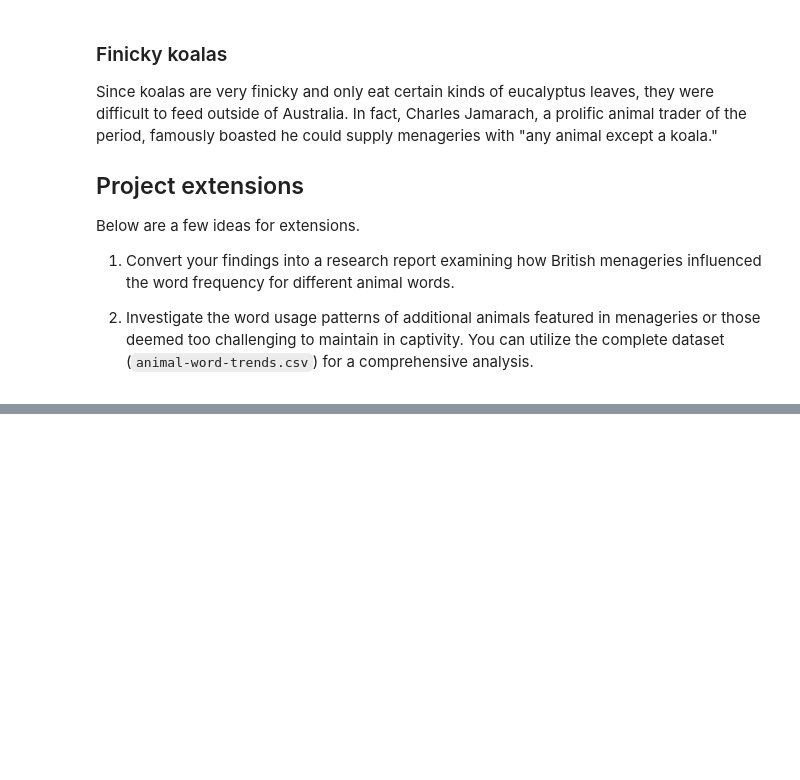
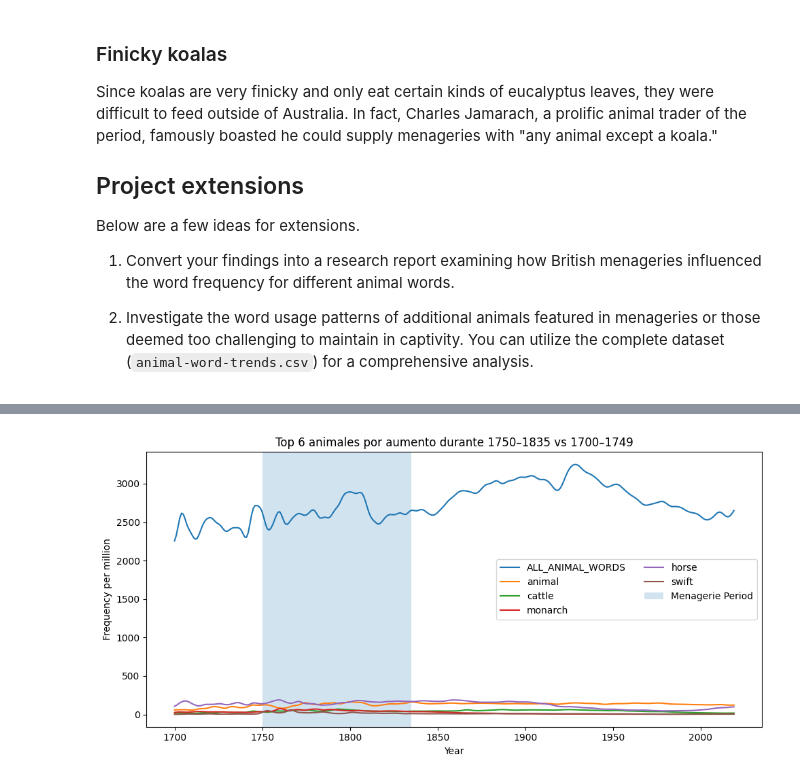
Before and after one commit to ojeduard/Data-Science-Essentials, a Jupyter notebook: Data_Storytelling/Start_Projects/any-animal-except-project/any-animal-except-project.ipynb, the cells around one changed output, grey strips where cells are left out. Cells and saved outputs as stored; diff of their text form; code cells hidden in the pictures; blank space fills up the shorter version.

```diff
--- a/Data_Storytelling/Start_Projects/any-animal-except-project/any-animal-except-project.ipynb
+++ b/Data_Storytelling/Start_Projects/any-animal-except-project/any-animal-except-project.ipynb
@@ -119,0 +146,24 @@ Below are a few ideas for extensions.
+# %%
+# Promedio de frecuencia por animal y período
+period_means = (
+    df.groupby(['word','period'], as_index=False)['frequency']
+      .mean()
+      .pivot(index='word', columns='period', values='frequency')
+      .fillna(0.0)
+)
+
+# Asegurar columnas aunque alguna falte
+for col in ['pre','menagerie','post']:
+    if col not in period_means.columns:
+        period_means[col] = 0.0
+
+# Efectos
+period_means['delta_menagerie_vs_pre'] = period_means['menagerie'] - period_means['pre']
+period_means['pct_change_menagerie_vs_pre'] = (
+    (period_means['delta_menagerie_vs_pre'] / period_means['pre'].replace(0, pd.NA)) * 100
+)
+
+# Ranking (mayores incrementos)
+rank = period_means.sort_values('delta_menagerie_vs_pre', ascending=False)
+rank_top10 = rank.head(10).reset_index()  # para revisar
+rank_top10[['word','pre','menagerie','post','delta_menagerie_vs_pre','pct_change_menagerie_vs_pre']]
@@ -119,0 +182,18 @@ Below are a few ideas for extensions.
+# %%
+topN = 6
+top_words = rank.head(topN).index.tolist()
+
+plt.figure(figsize=(10, 5))
+for w in top_words:
+    s = df[df['word'] == w].sort_values('year')
+    plt.plot(s['year'], s['frequency'], label=w)
+
+plt.axvspan(1750, 1835, alpha=0.2, label='Menagerie Period')
+plt.title(f'Top {topN} animales por aumento durante 1750–1835 vs 1700–1749')
+plt.ylabel('Frequency per million')
+plt.xlabel('Year')
+plt.legend(ncols=2)
+plt.tight_layout()
+plt.show()
+# %% [output]
+[figure, added]
```
Also changed, not shown: parts of 5 cells of this notebook, 5 other files.
